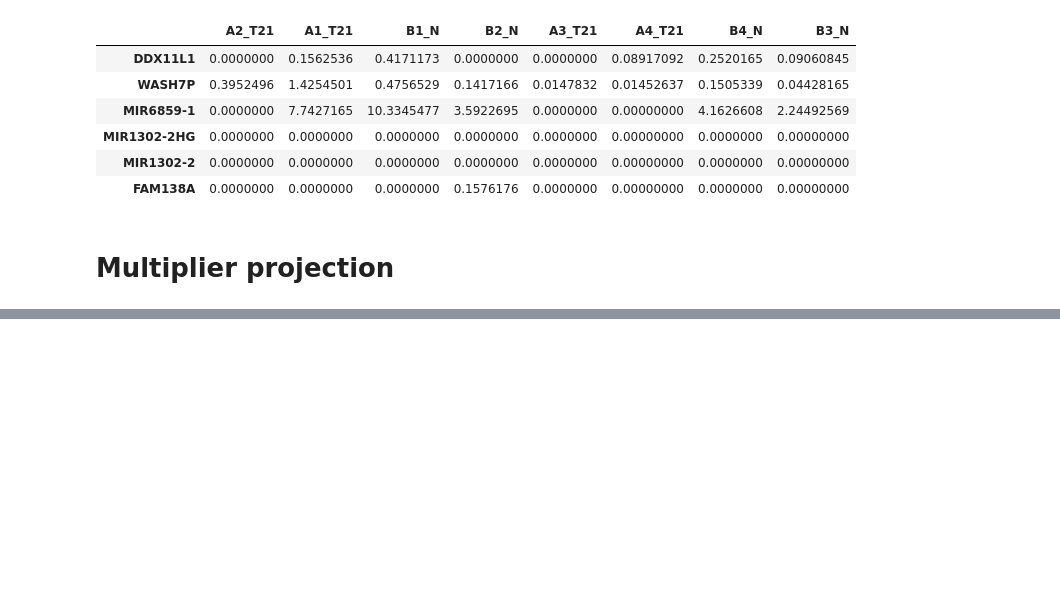
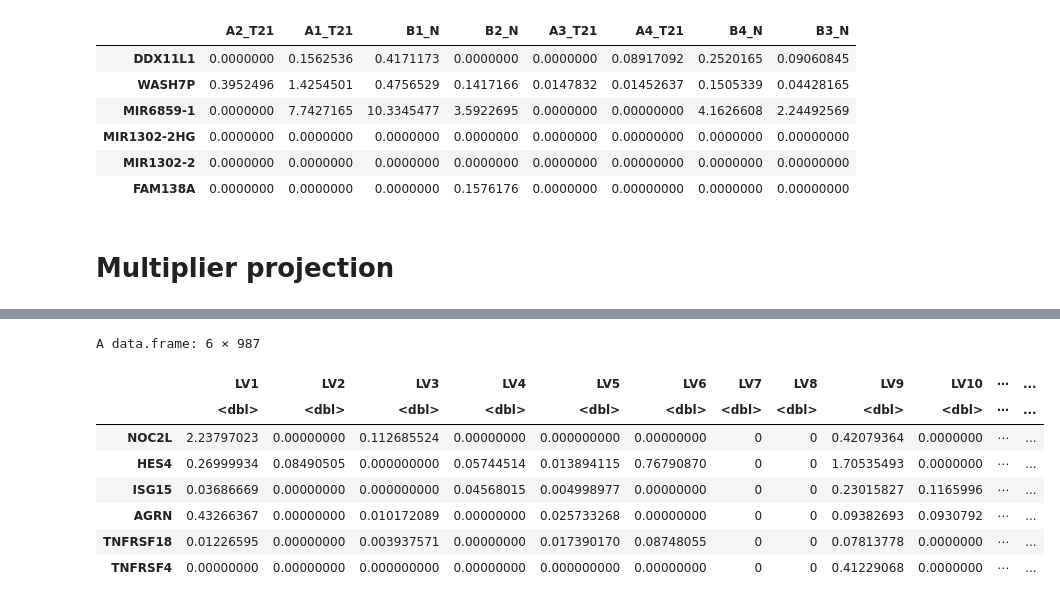
Before and after one commit to pivlab/INCLUDE_TR01, a Jupyter notebook: nbs/10_gtex/project_T21_rnaseq_data.ipynb, the cells around one changed output, grey strips where cells are left out. Cells and saved outputs as stored; diff of their text form; code cells hidden in the pictures; blank space fills up the shorter version.

Commit message:
delayedPLIER svd error

```diff
--- a/nbs/10_gtex/project_T21_rnaseq_data.ipynb
+++ b/nbs/10_gtex/project_T21_rnaseq_data.ipynb
@@ -27,6 +45,7 @@ counts_matrix=here::here('data/GSE151282/GSE151282_Raw_gene_counts_matrix.txt')
 multiplier_z = readRDS(here('data/multiplier/multiplier_model_z.rds'))
 multiplier_summary = readRDS(here('data/multiplier/multiplier_model_summary.rds'))
 multiplier_b = readRDS(here('data/multiplier/multiplier_model_b.rds'))
+multiplier_metadata = readRDS(here('data/multiplier/multiplier_model_metadata.rds'))
 # %% [markdown]
 # TPM Normalization Process
 
@@ -68,4 +93,4 @@ A matrix: 6 × 8 of type dbl
 # %% [markdown]
 # Multiplier projection
 # %%
-multiplier_model = list('Z'=multiplier_z, 'L2'=multiplier_summary$`LV index`, 'B'=multiplier_b)
+multiplier_model = list('Z'=multiplier_z, 'L2'= multiplier_metadata$L2, 'B'=multiplier_b)
@@ -103,4 +96,0 @@ A matrix: 6 × 987 of type dbl
-# %%
-exprs.mat=ordered_tpm_gene_counts
-plier.model=multiplier_model
-require(PLIER)
@@ -251,0 +97,7 @@ smultixcan_into_multiplier = mproj.transform(smultixcan_results)
+# %%
+result_GetOrderedRowNormEM <- GetOrderedRowNormEM(tpm_gene_counts_GSE151282, multiplier_model)
+ordered_tpm_gene_counts_GSE151282 = result_GetOrderedRowNormEM$exprs.norm.filtered
+ordered_multiplier_model = result_GetOrderedRowNormEM$plier.model
+
+head(ordered_tpm_gene_counts_GSE151282)
+head(ordered_multiplier_model$Z)
@@ -251,0 +177,14 @@ smultixcan_into_multiplier = mproj.transform(smultixcan_results)
+# %%
+df_ordered_multiplier_modelZ <- as.data.frame(as.matrix(ordered_multiplier_model$Z)) %>%
+  `colnames<-`(paste0("LV", seq_len(ncol(.))))
+head(df_ordered_multiplier_modelZ)
+# %% [output]
+A data.frame: 6 × 987
+|  | LV1 | LV2 | LV3 | LV4 | LV5 | LV6 | LV7 | LV8 | LV9 | LV10 | ⋯ | ... |
+|  | <dbl> | <dbl> | <dbl> | <dbl> | <dbl> | <dbl> | <dbl> | <dbl> | <dbl> | <dbl> | ⋯ | ... |
+| NOC2L | 2.23797023 | 0.00000000 | 0.112685524 | 0.00000000 | 0.000000000 | 0.00000000 | 0 | 0 | 0.42079364 | 0.0000000 | ⋯ | ... |
+| HES4 | 0.26999934 | 0.08490505 | 0.000000000 | 0.05744514 | 0.013894115 | 0.76790870 | 0 | 0 | 1.70535493 | 0.0000000 | ⋯ | ... |
+| ISG15 | 0.03686669 | 0.00000000 | 0.000000000 | 0.04568015 | 0.004998977 | 0.00000000 | 0 | 0 | 0.23015827 | 0.1165996 | ⋯ | ... |
+| AGRN | 0.43266367 | 0.00000000 | 0.010172089 | 0.00000000 | 0.025733268 | 0.00000000 | 0 | 0 | 0.09382693 | 0.0930792 | ⋯ | ... |
+| TNFRSF18 | 0.01226595 | 0.00000000 | 0.003937571 | 0.00000000 | 0.017390170 | 0.08748055 | 0 | 0 | 0.07813778 | 0.0000000 | ⋯ | ... |
+| TNFRSF4 | 0.00000000 | 0.00000000 | 0.000000000 | 0.00000000 | 0.000000000 | 0.00000000 | 0 | 0 | 0.41229068 | 0.0000000 | ⋯ | ... |
```
Also changed, not shown: parts of 34 cells of this notebook, 4 other files.
